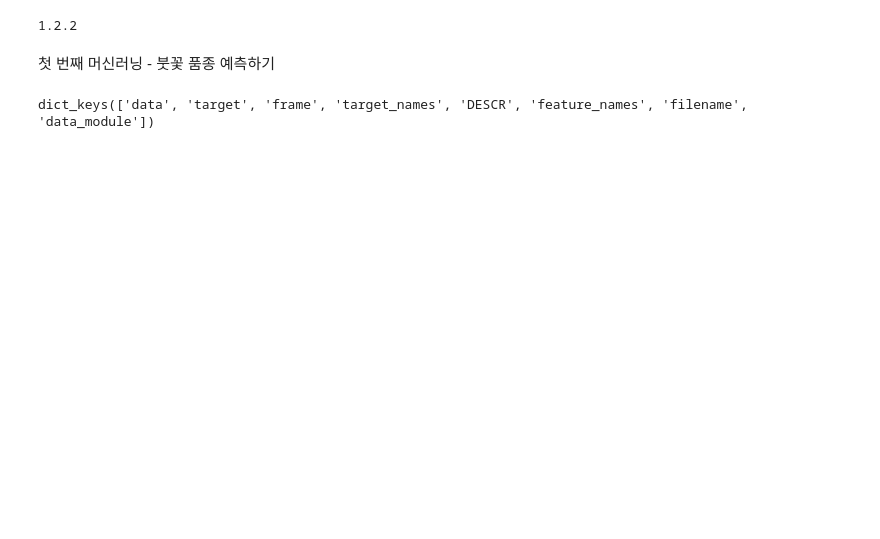
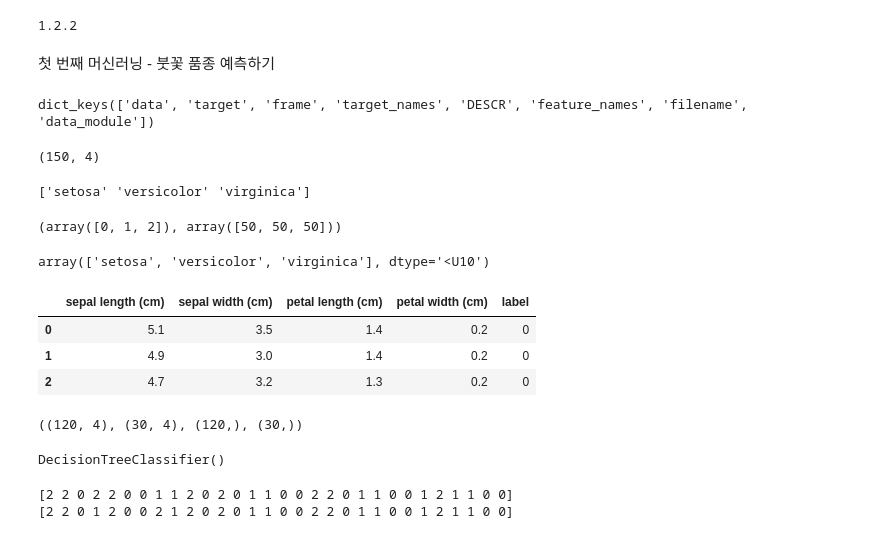
Before and after one commit to ara42/Machine-Learning, a Jupyter notebook: 머신러닝_사이킷런으로_시작.ipynb, the cells around one changed output. Saved outputs shown, nothing was run; the diff lists cells and outputs as text; code cells hidden in the pictures; blank space fills up the shorter version.

```diff
--- a/머신러닝_사이킷런으로_시작.ipynb
+++ b/머신러닝_사이킷런으로_시작.ipynb
@@ -20,3 +20,12 @@ print(iris)
 print(iris.keys())
 # %% [output]
 dict_keys(['data', 'target', 'frame', 'target_names', 'DESCR', 'feature_names', 'filename', 'data_module'])
+# %%
+iris_data = iris.data
+print(iris_data.shape)
+# %% [output]
+(150, 4)
+# %%
+print(iris.target_names)
+# %% [output]
+['setosa' 'versicolor' 'virginica']
@@ -22,0 +35,23 @@ dict_keys(['data', 'target', 'frame', 'target_names', 'DESCR', 'feature_names',
+# %%
+np.unique(iris_label,return_counts=True)
+# %% [output]
+(array([0, 1, 2]), array([50, 50, 50]))
+# %%
+iris.target_names
+# %% [output]
+array(['setosa', 'versicolor', 'virginica'], dtype='<U10')
+# %%
+iris_df = pd.DataFrame(iris_data,columns=iris.feature_names)
+# %%
+iris_df['label'] = iris.target
+display(iris_df.head(3))
+# %% [output]
+|  | sepal length (cm) | sepal width (cm) | petal length (cm) | petal width (cm) | label |
+| 0 | 5.1 | 3.5 | 1.4 | 0.2 | 0 |
+| 1 | 4.9 | 3.0 | 1.4 | 0.2 | 0 |
+| 2 | 4.7 | 3.2 | 1.3 | 0.2 | 0 |
+# %%
+x_train,x_test, y_train,y_test = train_test_split(iris_data,iris_label,test_size=0.2)
+x_train.shape, x_test.shape,y_train.shape,y_test.shape
+# %% [output]
+((120, 4), (30, 4), (120,), (30,))
@@ -22,0 +60,4 @@ dict_keys(['data', 'target', 'frame', 'target_names', 'DESCR', 'feature_names',
+# %%
+dt_clf.fit(x_train,y_train) #학습
+# %% [output]
+DecisionTreeClassifier()
@@ -22,0 +66,6 @@ dict_keys(['data', 'target', 'frame', 'target_names', 'DESCR', 'feature_names',
+# %%
+print(pred)
+print(y_test)
+# %% [output]
+[2 2 0 2 2 0 0 1 1 2 0 2 0 1 1 0 0 2 2 0 1 1 0 0 1 2 1 1 0 0]
+[2 2 0 1 2 0 0 2 1 2 0 2 0 1 1 0 0 2 2 0 1 1 0 0 1 2 1 1 0 0]
```
Also changed, not shown: parts of 71 cells of this notebook.
